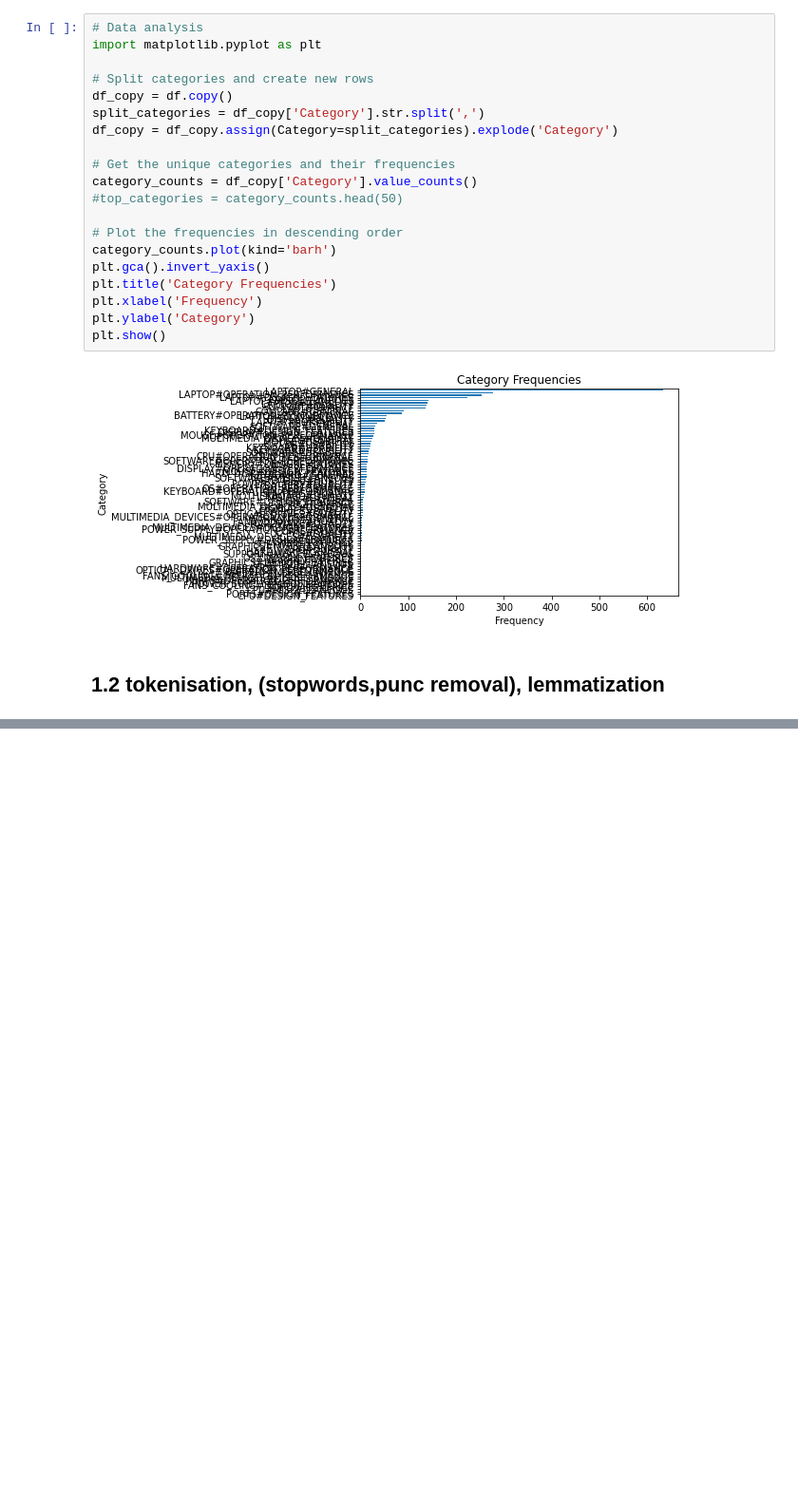
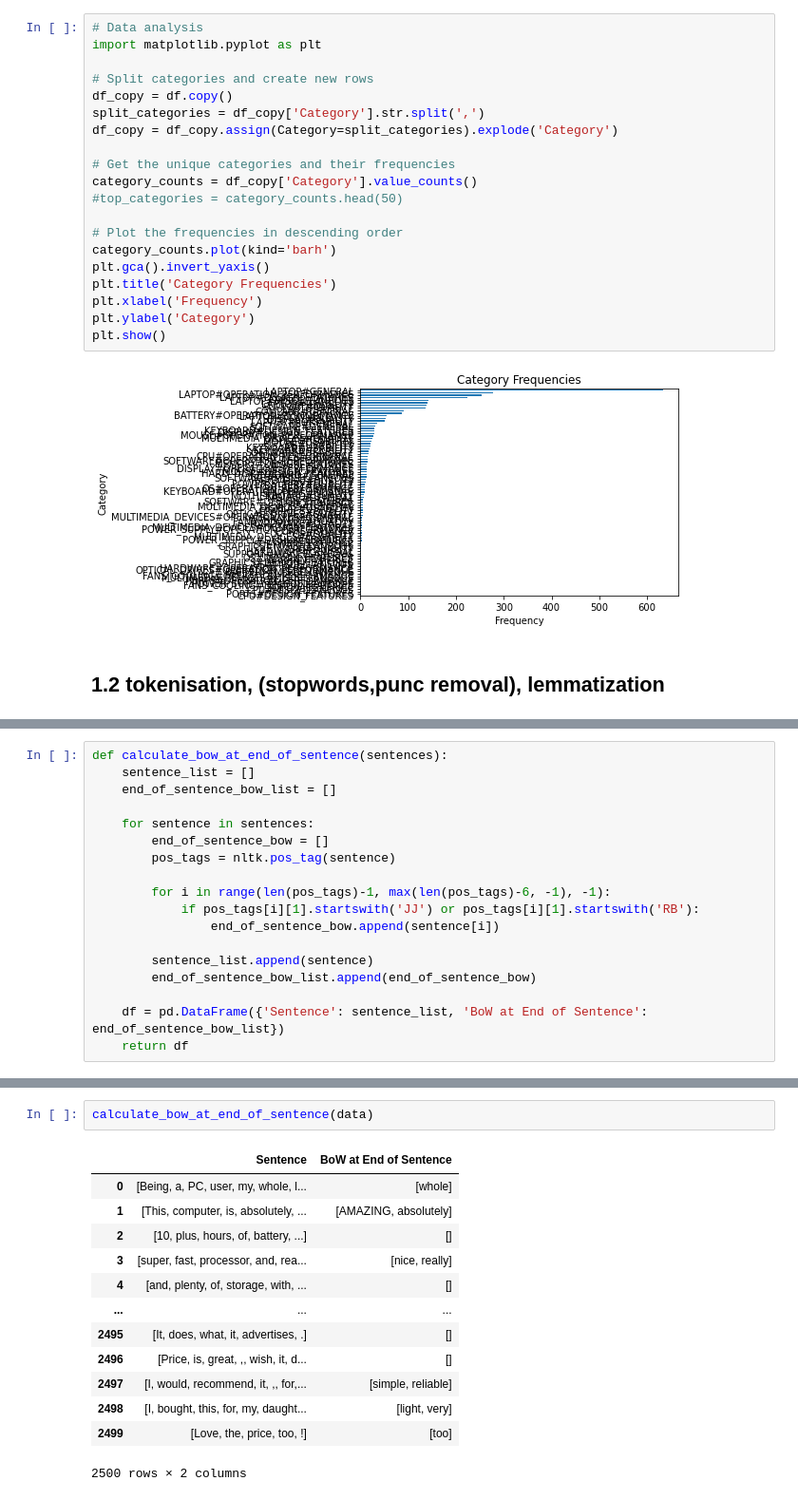
Before and after one commit to xinpengwoo/UoB, a Jupyter notebook: NLP/Proj/main.ipynb, the cells around one changed output, grey strips where cells are left out. Shown at 95% size. Cells and saved outputs as stored; diff of their text form; blank space fills up the shorter version.

```diff
--- a/NLP/Proj/main.ipynb
+++ b/NLP/Proj/main.ipynb
@@ -120,0 +154,18 @@ print(data)
+# %%
+def calculate_bow_at_end_of_sentence(sentences):
+    sentence_list = []
+    end_of_sentence_bow_list = []
+
+    for sentence in sentences:
+        end_of_sentence_bow = []
+        pos_tags = nltk.pos_tag(sentence)
+
+        for i in range(len(pos_tags)-1, max(len(pos_tags)-6, -1), -1):
+            if pos_tags[i][1].startswith('JJ') or pos_tags[i][1].startswith('RB'):
+                end_of_sentence_bow.append(sentence[i])
+
+        sentence_list.append(sentence)
+        end_of_sentence_bow_list.append(end_of_sentence_bow)
+
+    df = pd.DataFrame({'Sentence': sentence_list, 'BoW at End of Sentence': end_of_sentence_bow_list})
+    return df
@@ -120,0 +188,16 @@ print(data)
+# %%
+calculate_bow_at_end_of_sentence(data)
+# %% [output]
+|  | Sentence | BoW at End of Sentence |
+| 0 | [Being, a, PC, user, my, whole, l... | [whole] |
+| 1 | [This, computer, is, absolutely, ... | [AMAZING, absolutely] |
+| 2 | [10, plus, hours, of, battery, ...] | [] |
+| 3 | [super, fast, processor, and, rea... | [nice, really] |
+| 4 | [and, plenty, of, storage, with, ... | [] |
+| ... | ... | ... |
+| 2495 | [It, does, what, it, advertises, .] | [] |
+| 2496 | [Price, is, great, ,, wish, it, d... | [] |
+| 2497 | [I, would, recommend, it, ,, for,... | [simple, reliable] |
+| 2498 | [I, bought, this, for, my, daught... | [light, very] |
+| 2499 | [Love, the, price, too, !] | [too] |
+2500 rows × 2 columns
```
Also changed, not shown: parts of 15 cells of this notebook.
